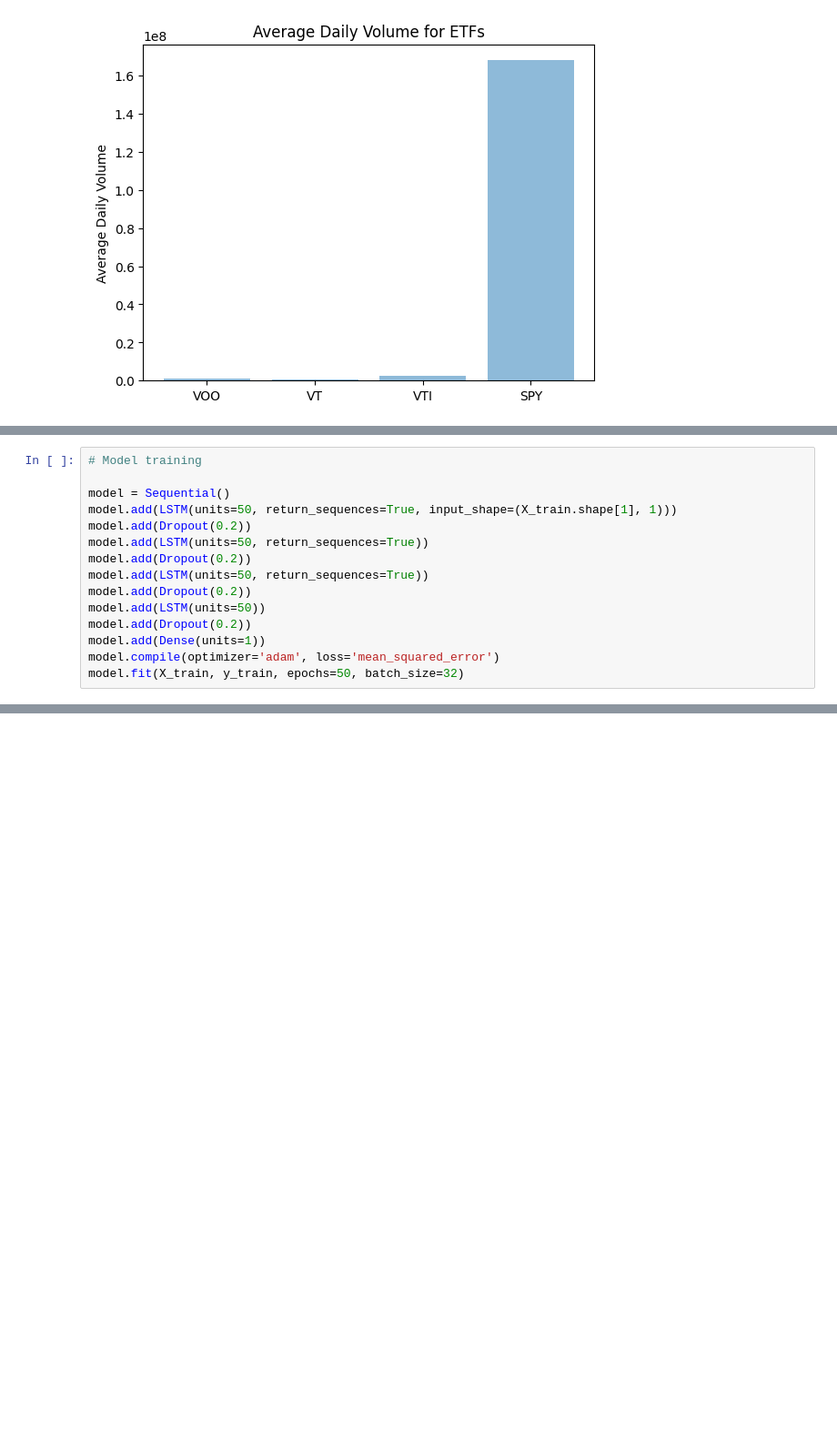
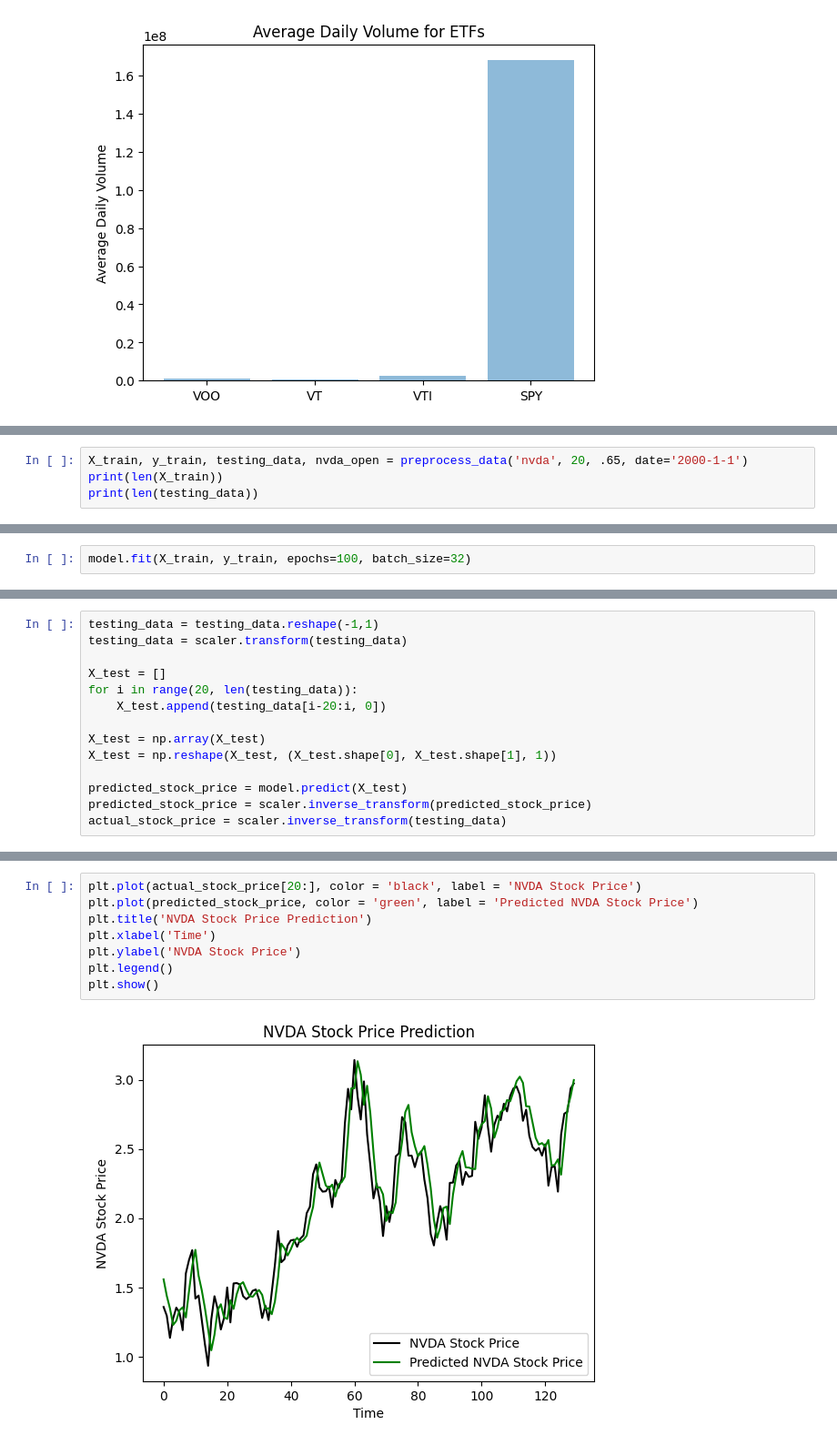
Before and after one commit to RussellChien/ECS171_Term-Project-Stock-Forecaster, a Jupyter notebook: Term_Project.ipynb, the cells around one changed output, grey strips where cells are left out. Shown at 91% size. Cells and saved outputs as stored; diff of their text form; blank space fills up the shorter version.

```diff
--- a/Term_Project.ipynb
+++ b/Term_Project.ipynb
@@ -315,15 +267,0 @@ NameError: name 'preprocess_data' is not defined
-# %%
-# Model training
-
-model = Sequential()
-model.add(LSTM(units=50, return_sequences=True, input_shape=(X_train.shape[1], 1)))
-model.add(Dropout(0.2))
-model.add(LSTM(units=50, return_sequences=True))
-model.add(Dropout(0.2))
-model.add(LSTM(units=50, return_sequences=True))
-model.add(Dropout(0.2))
-model.add(LSTM(units=50))
-model.add(Dropout(0.2))
-model.add(Dense(units=1))
-model.compile(optimizer='adam', loss='mean_squared_error')
-model.fit(X_train, y_train, epochs=50, batch_size=32)
@@ -383,0 +270,4 @@ print(f'TensorFlow version: {tf.__version__}')
+# %%
+X_train, y_train, testing_data, nvda_open = preprocess_data('nvda', 20, .65, date='2000-1-1')
+print(len(X_train))
+print(len(testing_data))
@@ -383,0 +277,2 @@ print(f'TensorFlow version: {tf.__version__}')
+# %%
+model.fit(X_train, y_train, epochs=100, batch_size=32)
@@ -383,0 +301,14 @@ print(f'TensorFlow version: {tf.__version__}')
+# %%
+testing_data = testing_data.reshape(-1,1)
+testing_data = scaler.transform(testing_data)
+
+X_test = []
+for i in range(20, len(testing_data)):
+    X_test.append(testing_data[i-20:i, 0])
+
+X_test = np.array(X_test)
+X_test = np.reshape(X_test, (X_test.shape[0], X_test.shape[1], 1))
+
+predicted_stock_price = model.predict(X_test)
+predicted_stock_price = scaler.inverse_transform(predicted_stock_price)
+actual_stock_price = scaler.inverse_transform(testing_data)
@@ -383,0 +317,10 @@ print(f'TensorFlow version: {tf.__version__}')
+# %%
+plt.plot(actual_stock_price[20:], color = 'black', label = 'NVDA Stock Price')
+plt.plot(predicted_stock_price, color = 'green', label = 'Predicted NVDA Stock Price')
+plt.title('NVDA Stock Price Prediction')
+plt.xlabel('Time')
+plt.ylabel('NVDA Stock Price')
+plt.legend()
+plt.show()
+# %% [output]
+[figure, added]
```
Also changed, not shown: parts of 35 cells of this notebook.
